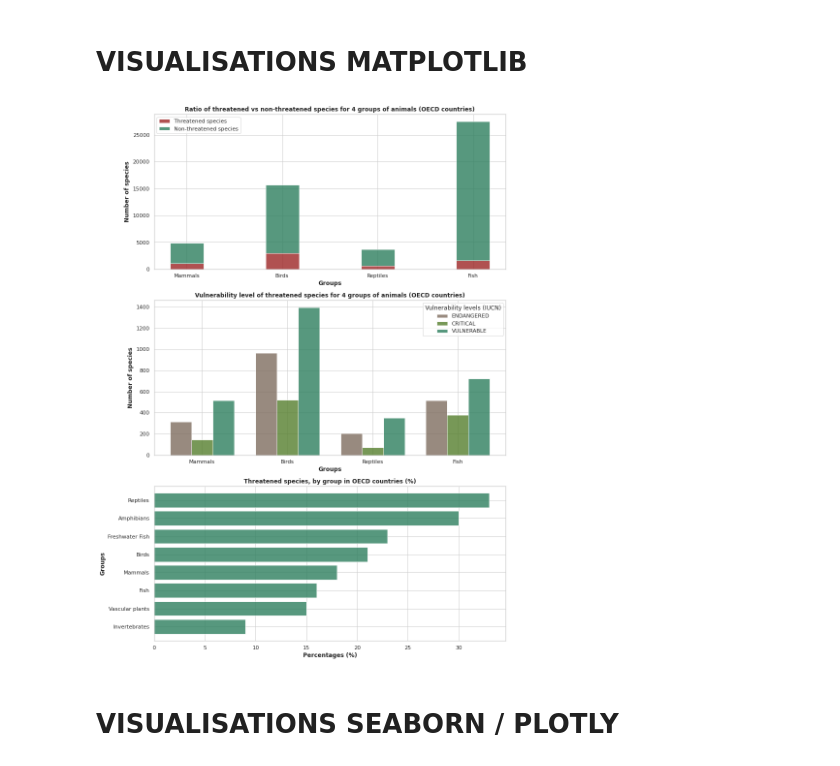
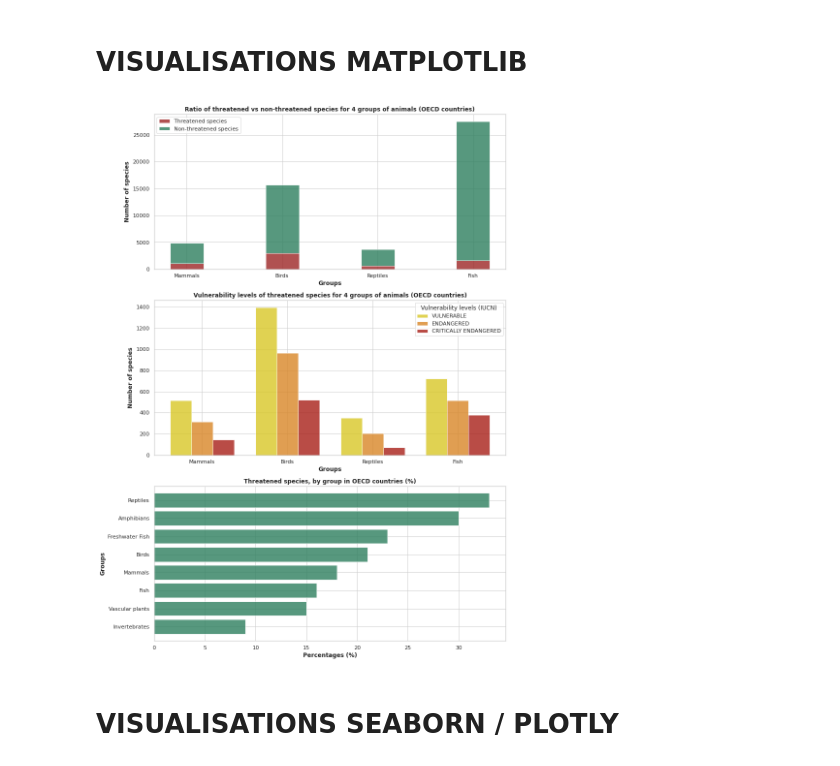
Before and after one commit to M-Josephine/global_warming_project, a Jupyter notebook: threatened_species_OCDE.ipynb, the cells around one changed output. Drawn from its saved outputs; the diff is of its cells as text; code cells hidden in the pictures.

```diff
--- a/threatened_species_OCDE.ipynb
+++ b/threatened_species_OCDE.ipynb
@@ -198,14 +198,16 @@ barWidth = 0.25
 
 #listes pour chaque niveau de vulnerabilite (endangered, critical, vulnerable)
 
-bars1 = [int((df.loc[(df['IUCN'] == 'ENDANGERED') & (df['Species'] == 'Mammals'), ['Value']]).sum()), int((df.loc[(df['IUCN'] == 'ENDANGERED') & (df['Species'] == 'Birds'), ['Value']]).sum()),
+bars1 = [int((df.loc[(df['IUCN'] == 'VULNERABLE') & (df['Species'] == 'Mammals'), ['Value']]).sum()), int((df.loc[(df['IUCN'] == 'VULNERABLE') & (df['Species'] == 'Birds'), ['Value']]).sum()),
+         int((df.loc[(df['IUCN'] == 'VULNERABLE') & (df['Species'] == 'Reptiles'), ['Value']]).sum()),int((df.loc[(df['IUCN'] == 'VULNERABLE') & (df['Species'] == 'Fish'), ['Value']]).sum())]
+
+
+bars2 = [int((df.loc[(df['IUCN'] == 'ENDANGERED') & (df['Species'] == 'Mammals'), ['Value']]).sum()), int((df.loc[(df['IUCN'] == 'ENDANGERED') & (df['Species'] == 'Birds'), ['Value']]).sum()),
          int((df.loc[(df['IUCN'] == 'ENDANGERED') & (df['Species'] == 'Reptiles'), ['Value']]).sum()),int((df.loc[(df['IUCN'] == 'ENDANGERED') & (df['Species'] == 'Fish'), ['Value']]).sum())]
 
-bars2 = [int((df.loc[(df['IUCN'] == 'CRITICAL') & (df['Species'] == 'Mammals'), ['Value']]).sum()), int((df.loc[(df['IUCN'] == 'CRITICAL') & (df['Species'] == 'Birds'), ['Value']]).sum()),
+bars3 = [int((df.loc[(df['IUCN'] == 'CRITICAL') & (df['Species'] == 'Mammals'), ['Value']]).sum()), int((df.loc[(df['IUCN'] == 'CRITICAL') & (df['Species'] == 'Birds'), ['Value']]).sum()),
          int((df.loc[(df['IUCN'] == 'CRITICAL') & (df['Species'] == 'Reptiles'), ['Value']]).sum()),int((df.loc[(df['IUCN'] == 'CRITICAL') & (df['Species'] == 'Fish'), ['Value']]).sum())]
 
-bars3 = [int((df.loc[(df['IUCN'] == 'VULNERABLE') & (df['Species'] == 'Mammals'), ['Value']]).sum()), int((df.loc[(df['IUCN'] == 'VULNERABLE') & (df['Species'] == 'Birds'), ['Value']]).sum()),
-         int((df.loc[(df['IUCN'] == 'VULNERABLE') & (df['Species'] == 'Reptiles'), ['Value']]).sum()),int((df.loc[(df['IUCN'] == 'VULNERABLE') & (df['Species'] == 'Fish'), ['Value']]).sum())]
 
 #bars4 = [int((df.loc[(df['IUCN'] == 'TOT_KNOWN') & (df['Species'] == 'Mammals'), ['Value']]).sum() - (df.loc[(df['IUCN'] == 'THREATENED') & (df['Species'] == 'Mammals'), ['Value']]).sum()),
          #int((df.loc[(df['IUCN'] == 'TOT_KNOWN') & (df['Species'] == 'Birds'), ['Value']]).sum() - (df.loc[(df['IUCN'] == 'THREATENED') & (df['Species'] == 'Birds'), ['Value']]).sum()),
@@ -219,9 +221,9 @@ r2 = [x + barWidth for x in r1]
 r3 = [x + barWidth for x in r2]
 #r4 = [x + barWidth for x in r3]
 
-ax1.bar(r1, bars1, color='#7f6d5f', width=barWidth, edgecolor='white', label='ENDANGERED',alpha = 0.80)
-ax1.bar(r2, bars2, color='#557f2d', width=barWidth, edgecolor='white', label='CRITICAL',alpha = 0.80)
-ax1.bar(r3, bars3, color='#2d7f5e', width=barWidth, edgecolor='white', label='VULNERABLE',alpha = 0.80)
+ax1.bar(r1, bars1, color='#d9c727', width=barWidth, edgecolor='white', label='VULNERABLE',alpha = 0.80)
+ax1.bar(r2, bars2, color='#d98627', width=barWidth, edgecolor='white', label='ENDANGERED',alpha = 0.80)
+ax1.bar(r3, bars3, color='#a81f18', width=barWidth, edgecolor='white', label='CRITICALLY ENDANGERED',alpha = 0.80)
 #plt.bar(r4, bars4, color='#2d7f5e', width=barWidth, edgecolor='white', label='NON-THREATENED')
 
 #legendes, titres
@@ -229,7 +231,7 @@ plt.xlabel('Groups', fontweight='bold')
 plt.xticks([r + barWidth for r in range(len(bars1))], ['Mammals', 'Birds', 'Reptiles', 'Fish'])
 plt.ylabel("Number of species", fontweight='bold')
 plt.legend(title = 'Vulnerability levels (IUCN)')
-plt.title("Vulnerability level of threatened species for 4 groups of animals (OECD countries)", fontweight='bold')
+plt.title("Vulnerability levels of threatened species for 4 groups of animals (OECD countries)", fontweight='bold')
 
 
 
@@ -244,34 +246,34 @@ height = [int((df.loc[(df['IUCN'] == 'THREAT_PERCENT') & (df['Species'] == 'Mamm
           int((df.loc[(df['IUCN'] == 'THREAT_PERCENT') & (df['Species'] == 'Fish'), ['Value']]).mean()),
           int((df.loc[(df['IUCN'] == 'THREAT_PERCENT') & (df['Species'] == 'Freshwater Fish'), ['Value']]).mean()),
           int((df.loc[(df['IUCN'] == 'THREAT_PERCENT') & (df['Species'] == 'Invertebrates'), ['Value']]).mean())]
 
 
 bars = ('Mammals', 'Birds', 'Reptiles', 'Amphibians', 'Vascular plants', 'Fish', 'Freshwater Fish', 'Invertebrates')
 
 #tri de la liste height afin d'afficher les valeurs de la plus grande a la plus petite
 unsorted_list = [(height, bars) for bars, height in zip(bars, height)]
 sorted_list = sorted(unsorted_list)
 
 bars_sorted = []
 height_sorted = []
 
 for i in sorted_list:
     bars_sorted += [i[1]]
     height_sorted += [i[0]]
 
 # figure
 ax2.barh(range(len(height_sorted)),height_sorted, color = '#2d7f5e',alpha = 0.80)
 
 # legendes, titres
 plt.xlabel('Percentages (%)', fontweight='bold')
 plt.yticks(range(len(height_sorted)), bars_sorted)
 plt.ylabel("Groups", fontweight='bold')
 plt.title("Threatened species, by group in OECD countries (%)", fontweight='bold')
 
 
 plt.show()
 # %% [output]
-[figure, old version]
+[figure, new version]
 # %%
 fig1 = ax1.get_figure()
 
```
